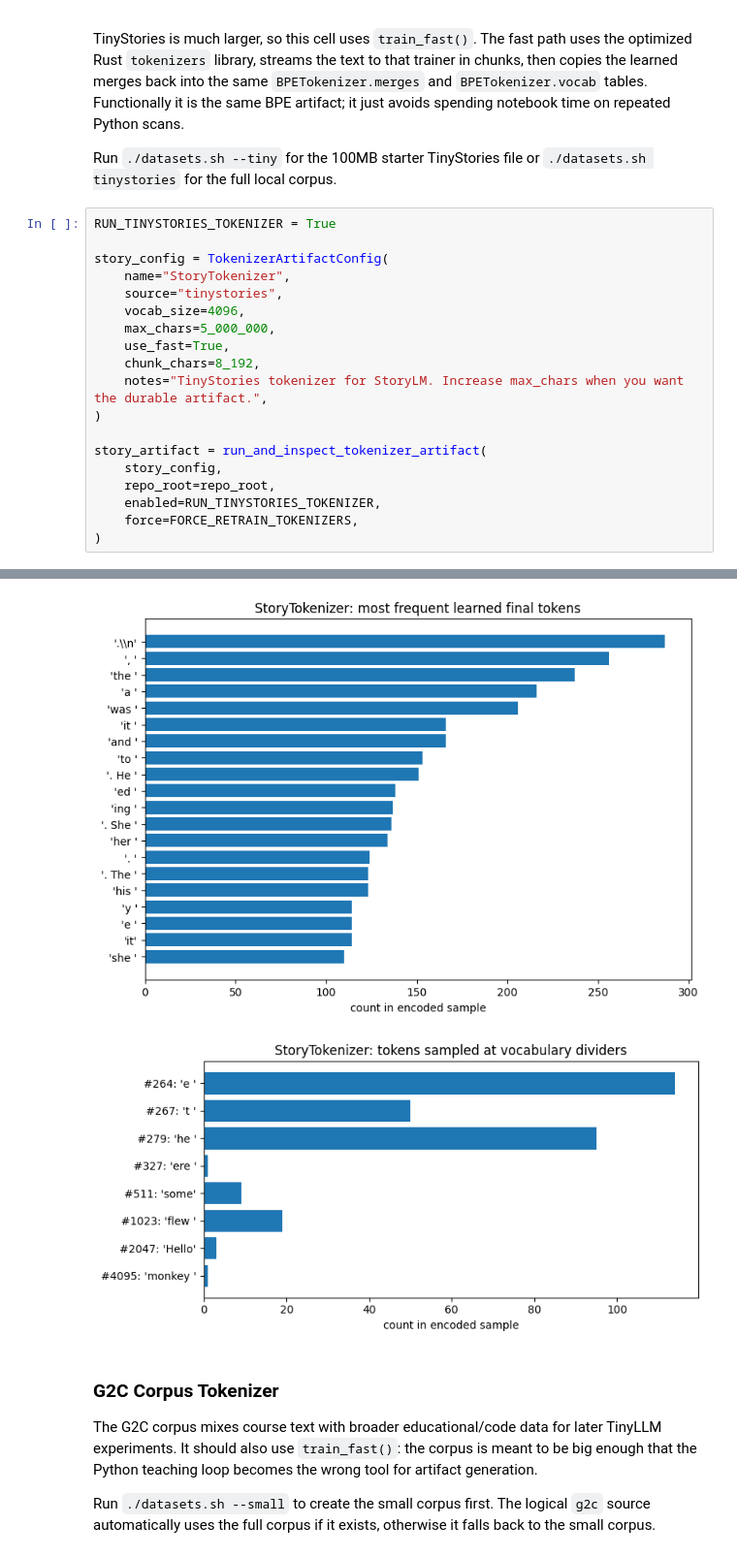
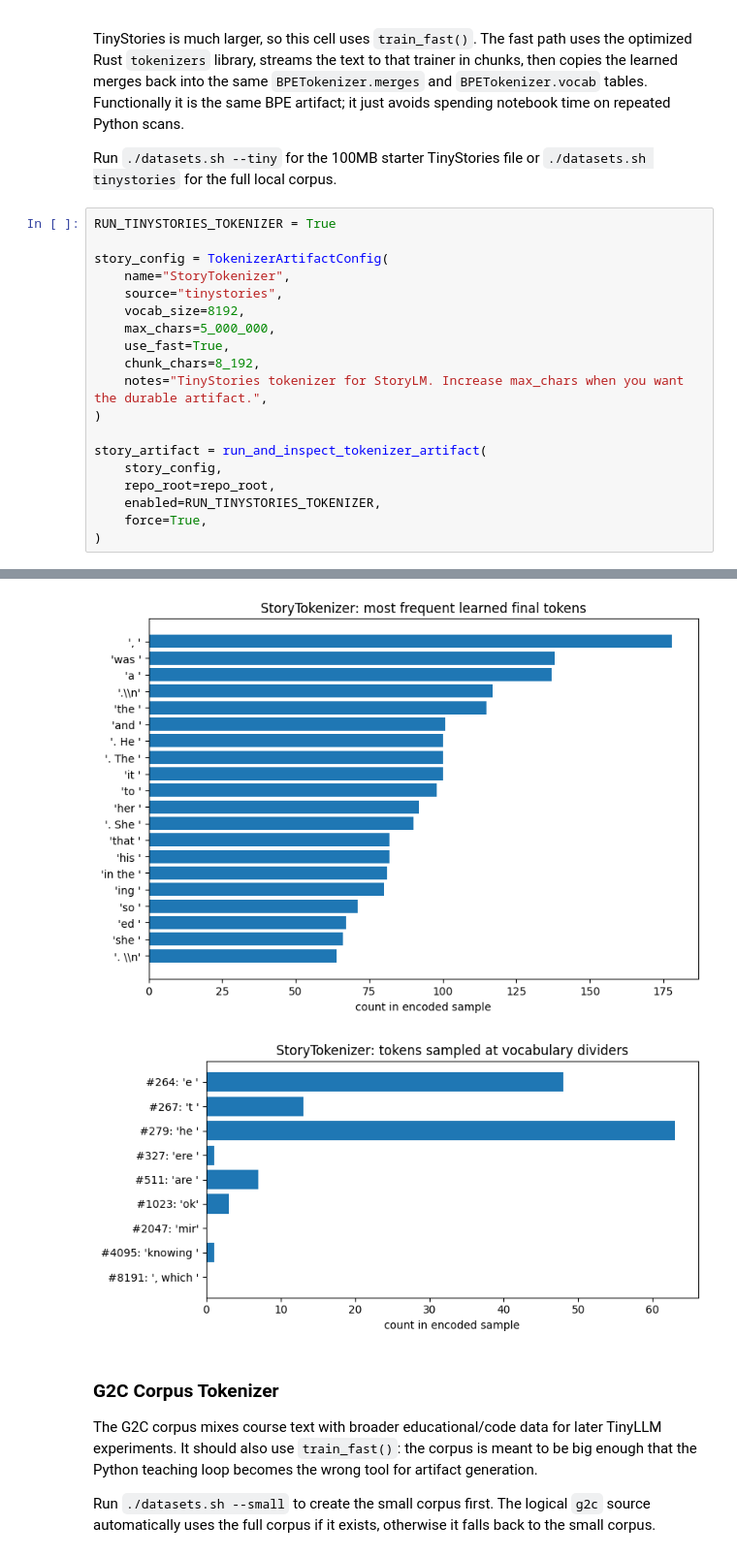
Before and after one commit to Mister-Meeseeks/g2c, a Jupyter notebook: notebooks/solutions/04-tokenizer.ipynb, the cells around one changed output, grey strips where cells are left out. Shown at 97% size. Drawn from its saved outputs; the diff is of its cells as text.

```diff
--- a/notebooks/solutions/04-tokenizer.ipynb
+++ b/notebooks/solutions/04-tokenizer.ipynb
@@ -411,7 +411,7 @@ RUN_TINYSTORIES_TOKENIZER = True
 story_config = TokenizerArtifactConfig(
     name="StoryTokenizer",
     source="tinystories",
-    vocab_size=4096,
+    vocab_size=8192,
     max_chars=5_000_000,
     use_fast=True,
     chunk_chars=8_192,
@@ -422,6 +422,6 @@ story_artifact = run_and_inspect_tokenizer_artifact(
     story_config,
     repo_root=repo_root,
     enabled=RUN_TINYSTORIES_TOKENIZER,
-    force=FORCE_RETRAIN_TOKENIZERS,
+    force=True,
 )
 # %% [output]
@@ -445,5 +446,5 @@ Sample text:
-[figure, old version]
+[figure, new version]
-[figure, old version]
+[figure, new version]
 # %% [markdown]
 ### G2C Corpus Tokenizer
 
```
Also changed, not shown: parts of 3 cells of this notebook, 1 other file.
